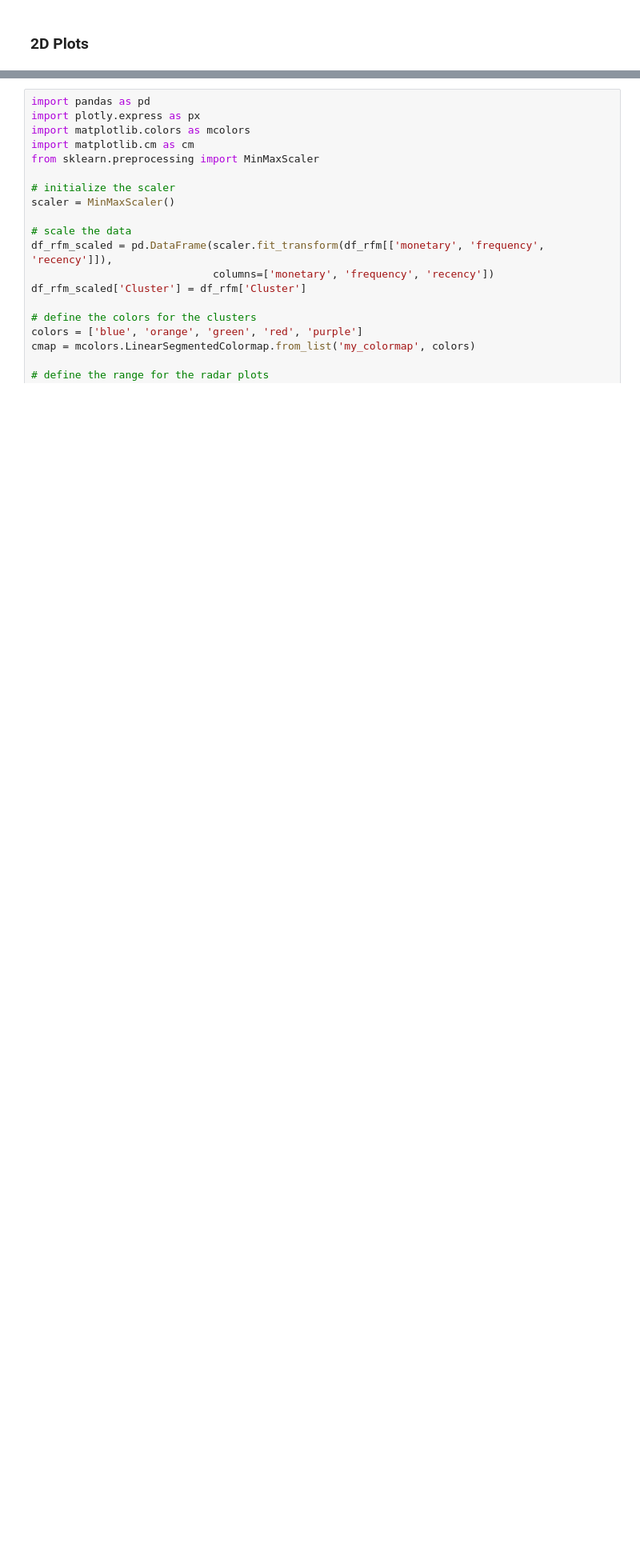
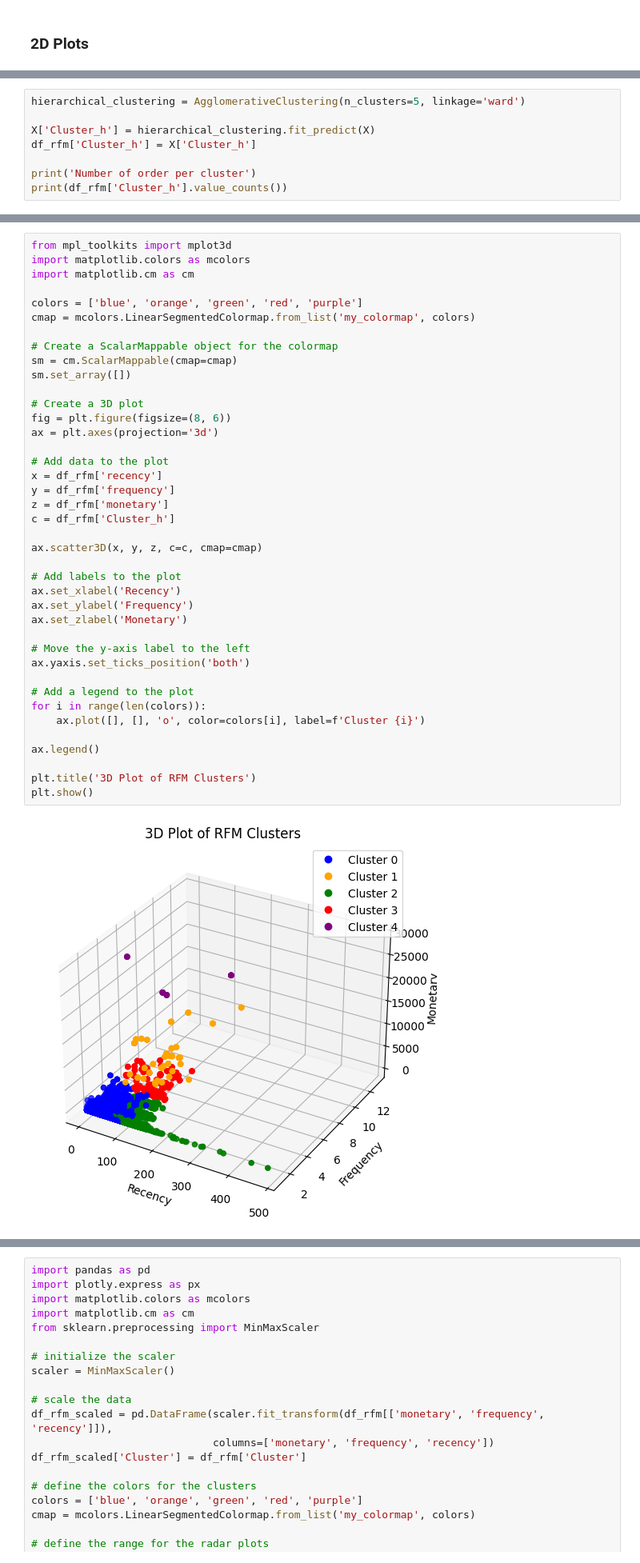
Before and after one commit to prffraia/Machine_Learning, a Jupyter notebook: 03_Clustering.ipynb, the cells around one changed output, grey strips where cells are left out. Shown at 80% size. Saved outputs shown, nothing was run; the diff lists cells and outputs as text; blank space fills up the shorter version.

```diff
--- a/03_Clustering.ipynb
+++ b/03_Clustering.ipynb
@@ -187,0 +231,8 @@ plt.show() # Show the plot
+# %%
+hierarchical_clustering = AgglomerativeClustering(n_clusters=5, linkage='ward')
+
+X['Cluster_h'] = hierarchical_clustering.fit_predict(X)
+df_rfm['Cluster_h'] = X['Cluster_h']
+
+print('Number of order per cluster')
+print(df_rfm['Cluster_h'].value_counts())
@@ -187,0 +256,42 @@ plt.show() # Show the plot
+# %%
+from mpl_toolkits import mplot3d
+import matplotlib.colors as mcolors
+import matplotlib.cm as cm
+
+colors = ['blue', 'orange', 'green', 'red', 'purple']
+cmap = mcolors.LinearSegmentedColormap.from_list('my_colormap', colors)
+
+# Create a ScalarMappable object for the colormap
+sm = cm.ScalarMappable(cmap=cmap)
+sm.set_array([])
+
+# Create a 3D plot
+fig = plt.figure(figsize=(8, 6))
+ax = plt.axes(projection='3d')
+
+# Add data to the plot
+x = df_rfm['recency']
+y = df_rfm['frequency']
+z = df_rfm['monetary']
+c = df_rfm['Cluster_h']
+
+ax.scatter3D(x, y, z, c=c, cmap=cmap)
+
+# Add labels to the plot
+ax.set_xlabel('Recency')
+ax.set_ylabel('Frequency')
+ax.set_zlabel('Monetary')
+
+# Move the y-axis label to the left
+ax.yaxis.set_ticks_position('both')
+
+# Add a legend to the plot
+for i in range(len(colors)):
+    ax.plot([], [], 'o', color=colors[i], label=f'Cluster {i}')
+
+ax.legend()
+
+plt.title('3D Plot of RFM Clusters')
+plt.show()
+# %% [output]
+[figure, added]
```
Also changed, not shown: parts of 11 cells of this notebook.
